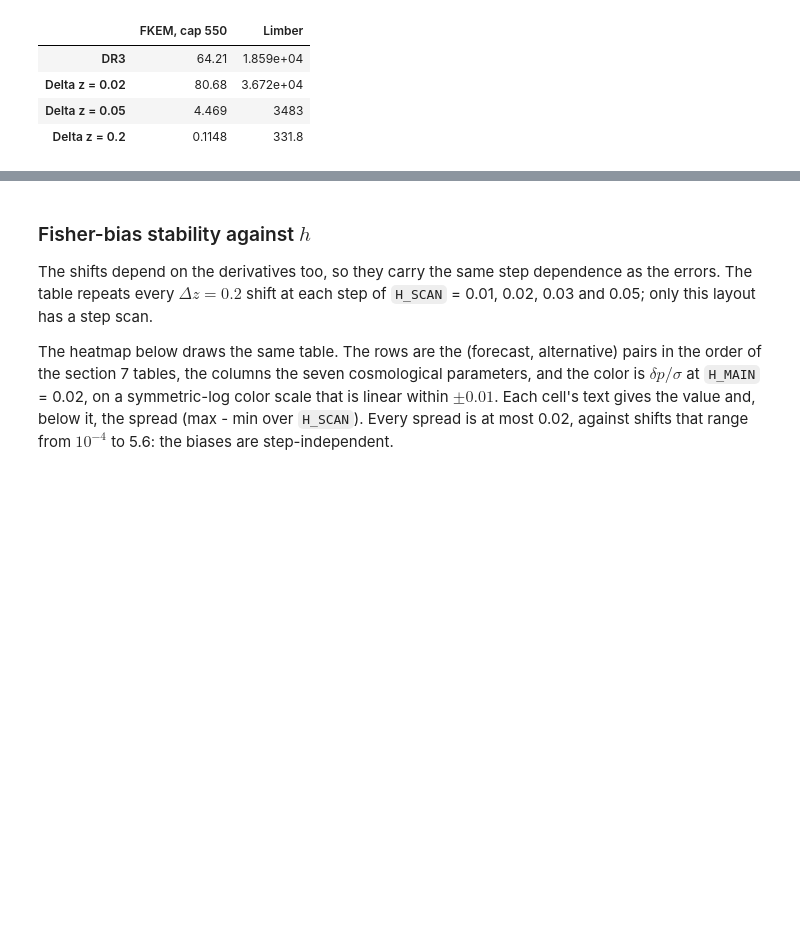
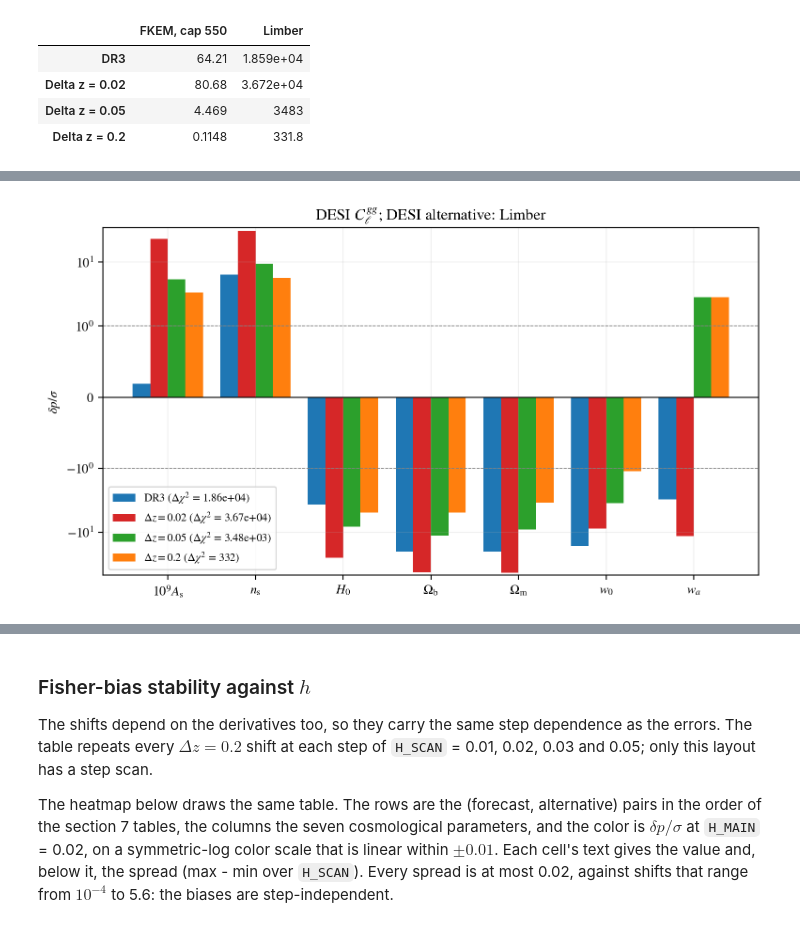
Before and after one commit to SBU-COSMOLIKE/lssty1xdesi, a Jupyter notebook: EXAMPLE_EVALUATE_FISHER.ipynb, the cells around one changed output, grey strips where cells are left out. Saved outputs shown, nothing was run; the diff lists cells and outputs as text; code cells hidden in the pictures; blank space fills up the shorter version.

```diff
--- a/EXAMPLE_EVALUATE_FISHER.ipynb
+++ b/EXAMPLE_EVALUATE_FISHER.ipynb
@@ -1002,0 +1013,4 @@ plt.show()
+# %%
+draw_bias_bars(DESI_PROBE, 'Limber')
+# %% [output]
+[figure, added]
```
Also changed, not shown: parts of 5 cells of this notebook.
